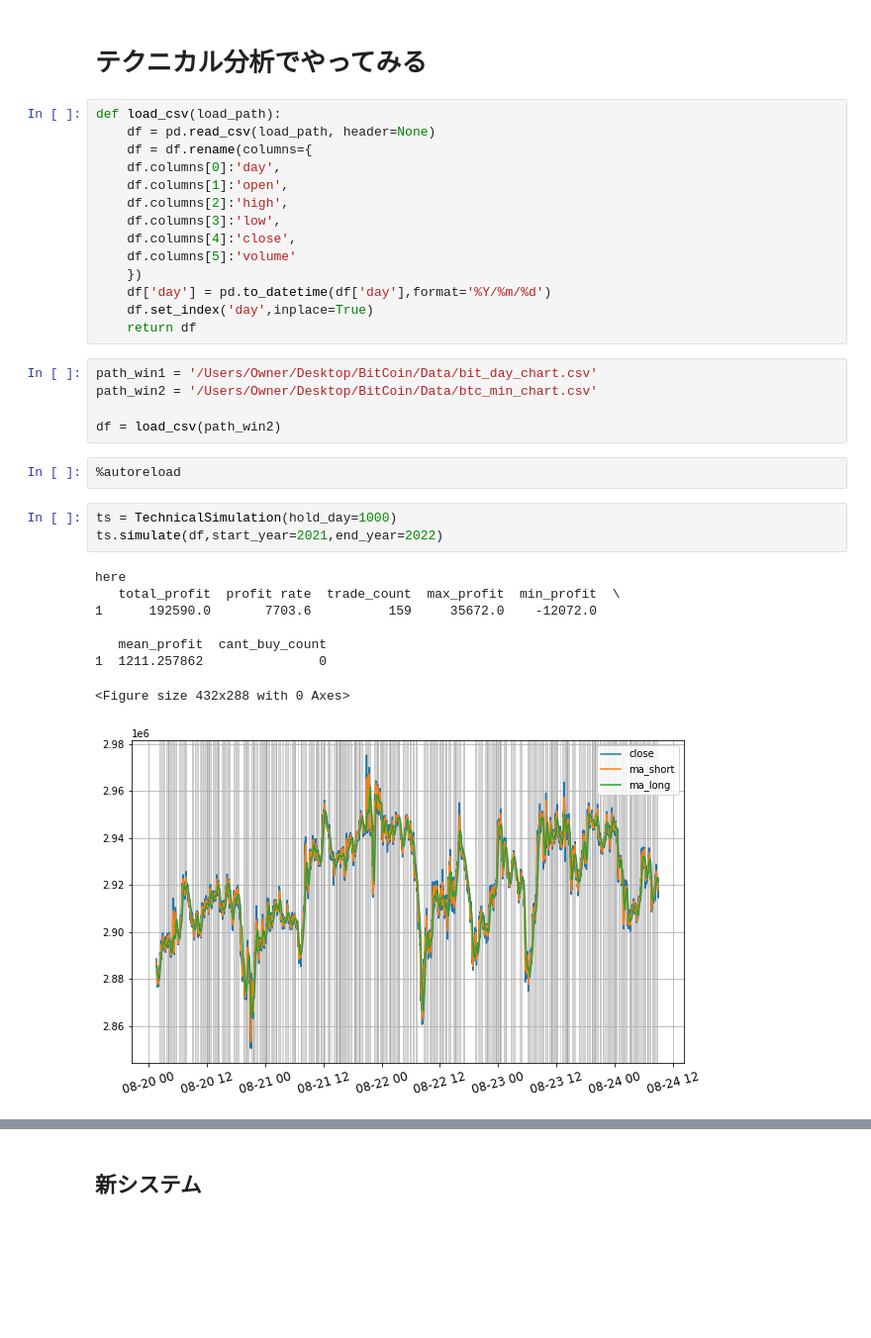
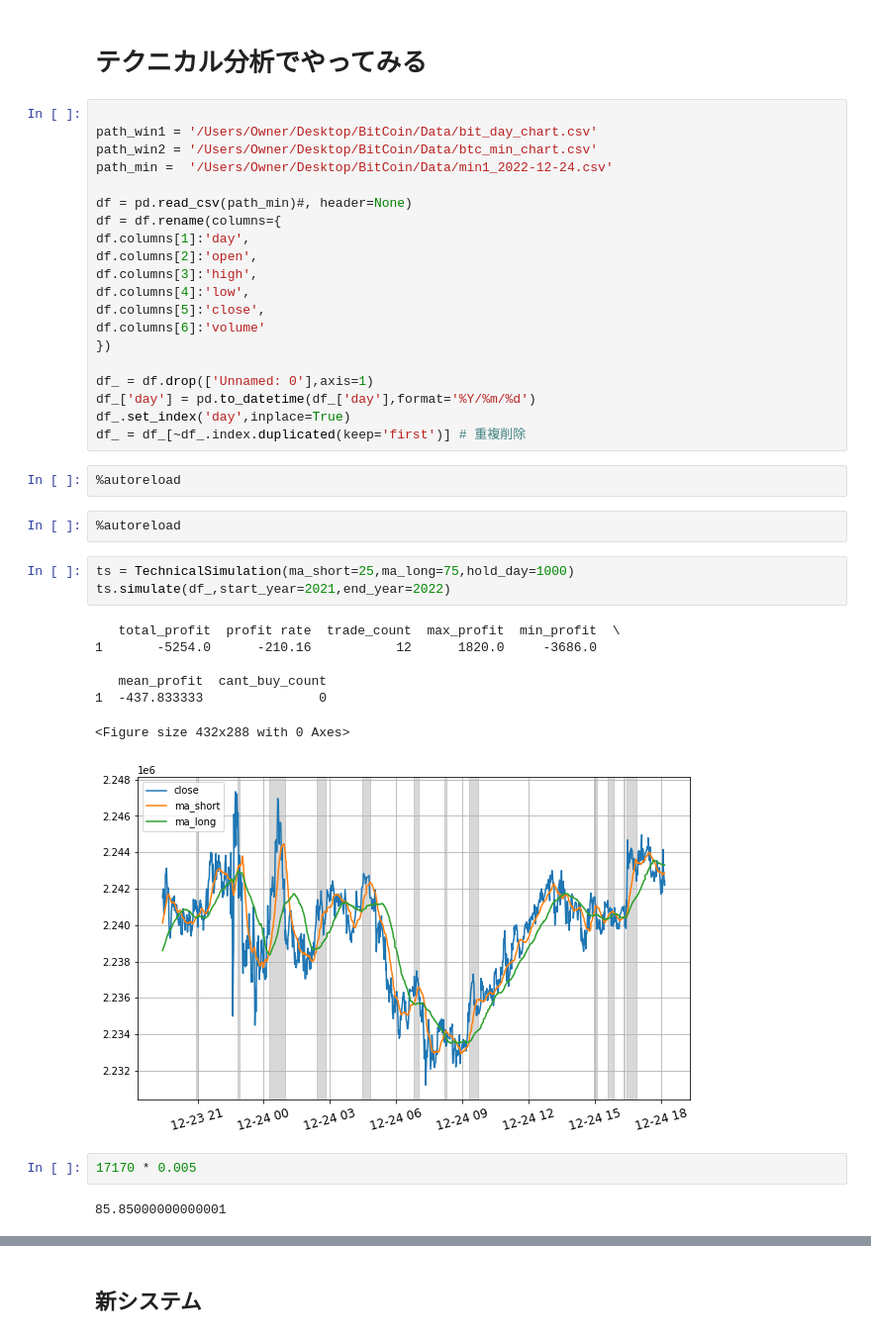
Before and after one commit to yodarjeering/BITCOIN, a Jupyter notebook: Code/coincheck.ipynb, the cells around one changed output, grey strips where cells are left out. Shown at 99% size. Saved outputs shown, nothing was run; the diff lists cells and outputs as text; blank space fills up the shorter version.

```diff
--- a/Code/coincheck.ipynb
+++ b/Code/coincheck.ipynb
@@ -1040,35 +1055,41 @@ calc_deviation_rate(price)
 # %% [markdown]
 # テクニカル分析でやってみる
 # %%
-def load_csv(load_path):
-    df = pd.read_csv(load_path, header=None)
-    df = df.rename(columns={
-    df.columns[0]:'day',
-    df.columns[1]:'open',
-    df.columns[2]:'high',
-    df.columns[3]:'low',
-    df.columns[4]:'close',
-    df.columns[5]:'volume'
-    })
-    df['day'] = pd.to_datetime(df['day'],format='%Y/%m/%d')
-    df.set_index('day',inplace=True)
-    return df
+
+path_win1 = '/Users/Owner/Desktop/BitCoin/Data/bit_day_chart.csv'
+path_win2 = '/Users/Owner/Desktop/BitCoin/Data/btc_min_chart.csv'
+path_min =  '/Users/Owner/Desktop/BitCoin/Data/min1_2022-12-24.csv'
+
+df = pd.read_csv(path_min)#, header=None)
+df = df.rename(columns={
+df.columns[1]:'day',
+df.columns[2]:'open',
+df.columns[3]:'high',
+df.columns[4]:'low',
+df.columns[5]:'close',
+df.columns[6]:'volume'
+})
+
+df_ = df.drop(['Unnamed: 0'],axis=1)
+df_['day'] = pd.to_datetime(df_['day'],format='%Y/%m/%d')
+df_.set_index('day',inplace=True)
+df_ = df_[~df_.index.duplicated(keep='first')] # 重複削除
-# %%
-path_win1 = '/Users/Owner/Desktop/BitCoin/Data/bit_day_chart.csv'
-path_win2 = '/Users/Owner/Desktop/BitCoin/Data/btc_min_chart.csv'
-
-df = load_csv(path_win2)
 # %%
 %autoreload
+# %%
+%autoreload
 # %%
-ts = TechnicalSimulation(hold_day=1000)
-ts.simulate(df,start_year=2021,end_year=2022)
+ts = TechnicalSimulation(ma_short=25,ma_long=75,hold_day=1000)
+ts.simulate(df_,start_year=2021,end_year=2022)
 # %% [output]
-here
    total_profit  profit rate  trade_count  max_profit  min_profit  \
-1      192590.0       7703.6          159     35672.0    -12072.0
+1       -5254.0      -210.16           12      1820.0     -3686.0
 
    mean_profit  cant_buy_count
-1  1211.257862               0
+1  -437.833333               0
 <Figure size 432x288 with 0 Axes>
-[figure, old version]
+[figure, new version]
+# %%
+17170 * 0.005
+# %% [output]
+85.85000000000001
```
Also changed, not shown: parts of 6 cells of this notebook, 3 other files.
